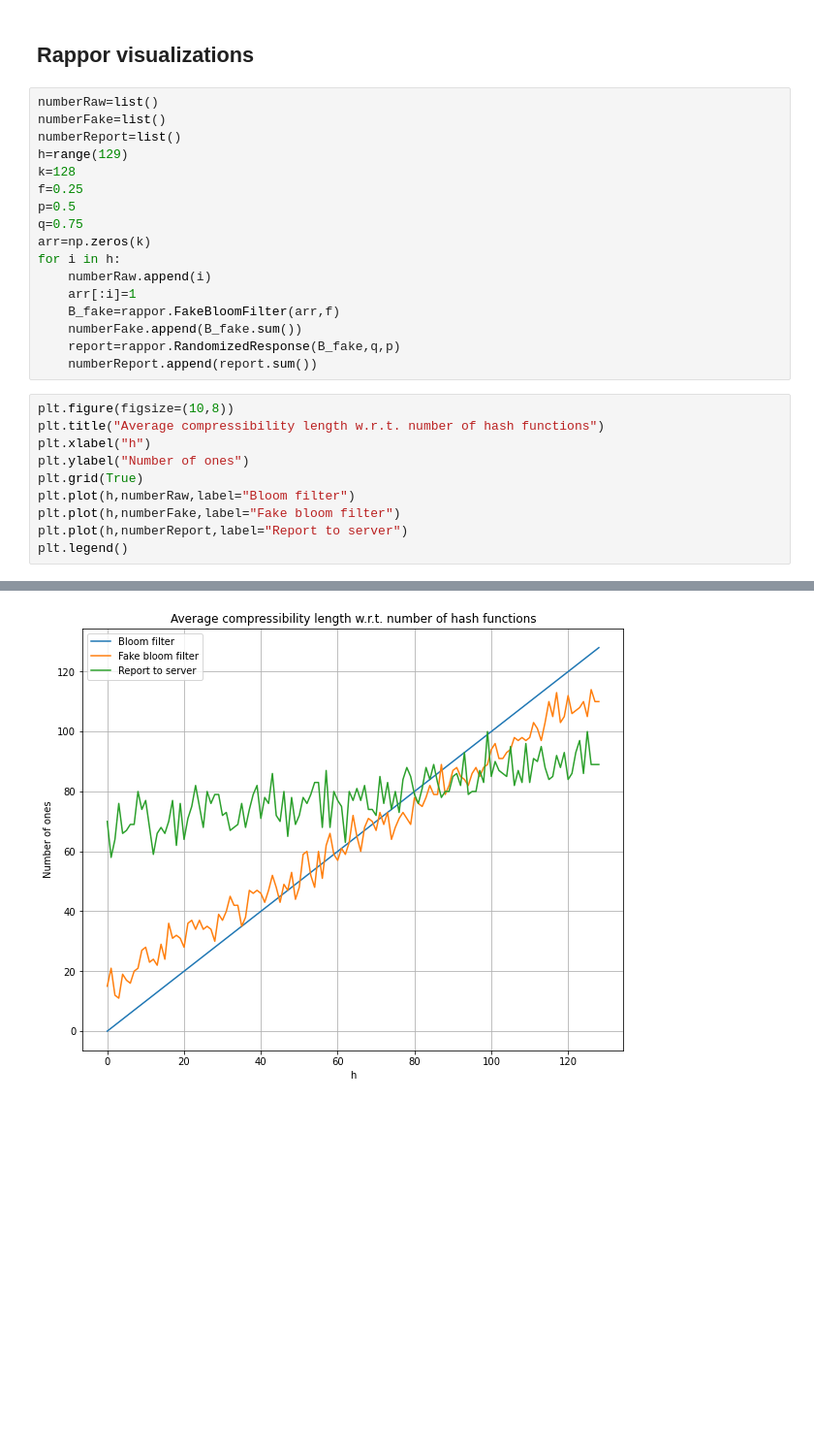
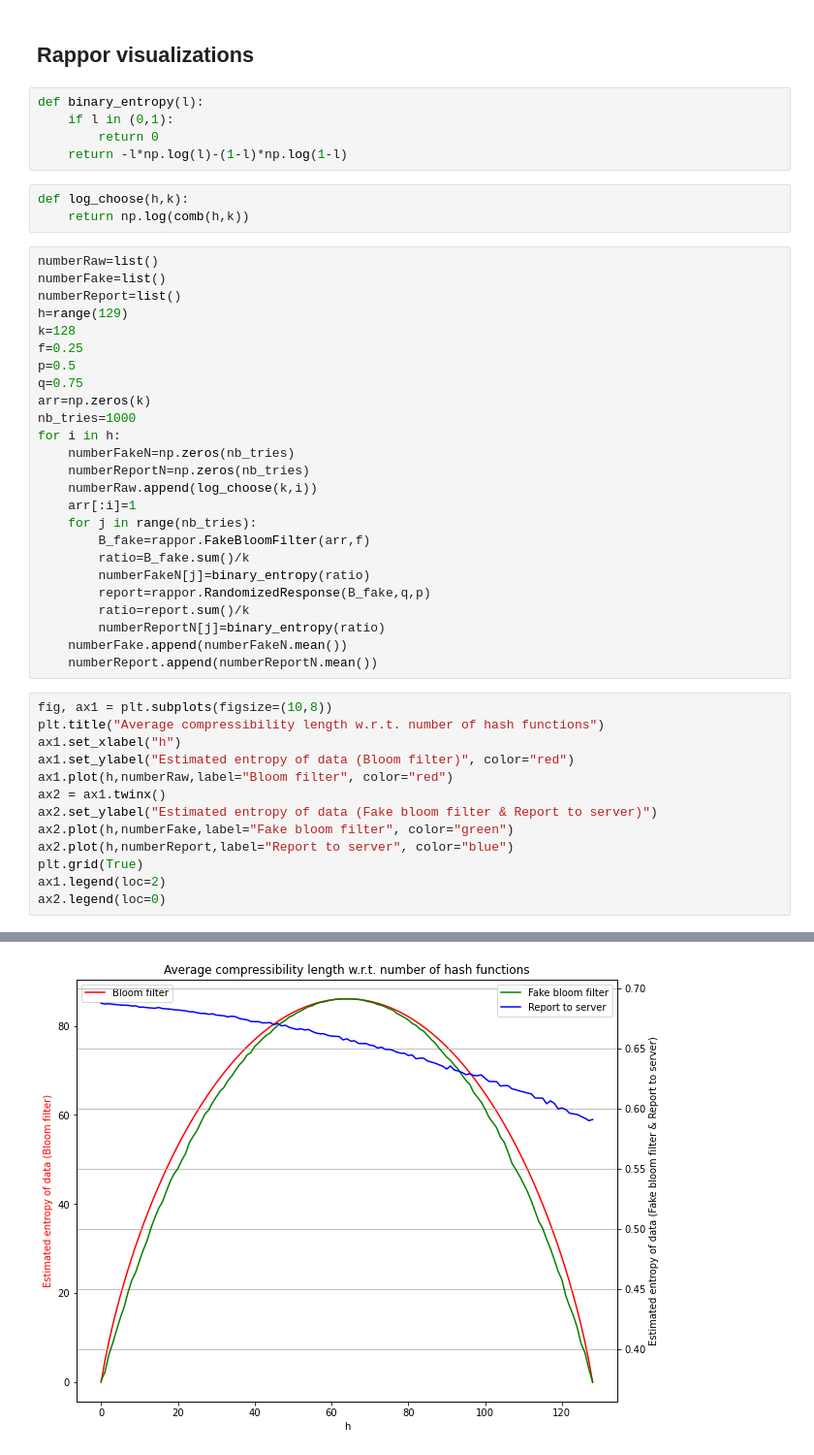
Before and after one commit to FurkanKarakas/optional-project, a Jupyter notebook: visualizations.ipynb, the cells around one changed output, grey strips where cells are left out. Shown at 97% size. Drawn from its saved outputs; the diff is of its cells as text; blank space fills up the shorter version.

Commit message:
Visualization updated

```diff
--- a/visualizations.ipynb
+++ b/visualizations.ipynb
@@ -192,6 +193,14 @@ plt.legend()
 [figure]
 # %% [markdown]
 ## Rappor visualizations
+# %%
+def binary_entropy(l):
+    if l in (0,1):
+        return 0
+    return -l*np.log(l)-(1-l)*np.log(1-l)
+# %%
+def log_choose(h,k):
+    return np.log(comb(h,k))
 # %%
 numberRaw=list()
 numberFake=list()
@@ -202,26 +211,37 @@ f=0.25
 p=0.5
 q=0.75
 arr=np.zeros(k)
+nb_tries=1000
 for i in h:
-    numberRaw.append(i)
+    numberFakeN=np.zeros(nb_tries)
+    numberReportN=np.zeros(nb_tries)
+    numberRaw.append(log_choose(k,i))
     arr[:i]=1
-    B_fake=rappor.FakeBloomFilter(arr,f)
-    numberFake.append(B_fake.sum())
-    report=rappor.RandomizedResponse(B_fake,q,p)
-    numberReport.append(report.sum())
+    for j in range(nb_tries):
+        B_fake=rappor.FakeBloomFilter(arr,f)
+        ratio=B_fake.sum()/k
+        numberFakeN[j]=binary_entropy(ratio)
+        report=rappor.RandomizedResponse(B_fake,q,p)
+        ratio=report.sum()/k
+        numberReportN[j]=binary_entropy(ratio)
+    numberFake.append(numberFakeN.mean())
+    numberReport.append(numberReportN.mean())
 # %%
-plt.figure(figsize=(10,8))
+fig, ax1 = plt.subplots(figsize=(10,8))
 plt.title("Average compressibility length w.r.t. number of hash functions")
-plt.xlabel("h")
-plt.ylabel("Number of ones")
+ax1.set_xlabel("h")
+ax1.set_ylabel("Estimated entropy of data (Bloom filter)", color="red")
+ax1.plot(h,numberRaw,label="Bloom filter", color="red")
+ax2 = ax1.twinx()
+ax2.set_ylabel("Estimated entropy of data (Fake bloom filter & Report to server)")
+ax2.plot(h,numberFake,label="Fake bloom filter", color="green")
+ax2.plot(h,numberReport,label="Report to server", color="blue")
 plt.grid(True)
-plt.plot(h,numberRaw,label="Bloom filter")
-plt.plot(h,numberFake,label="Fake bloom filter")
-plt.plot(h,numberReport,label="Report to server")
-plt.legend()
+ax1.legend(loc=2)
+ax2.legend(loc=0)
 # %% [output]
 <matplotlib.legend.Legend at 0x...>
-[figure, old version]
+[figure, new version]
 # %%
 numberRaw=list()
 numberFake=list()
```
Also changed, not shown: parts of 9 cells of this notebook.
